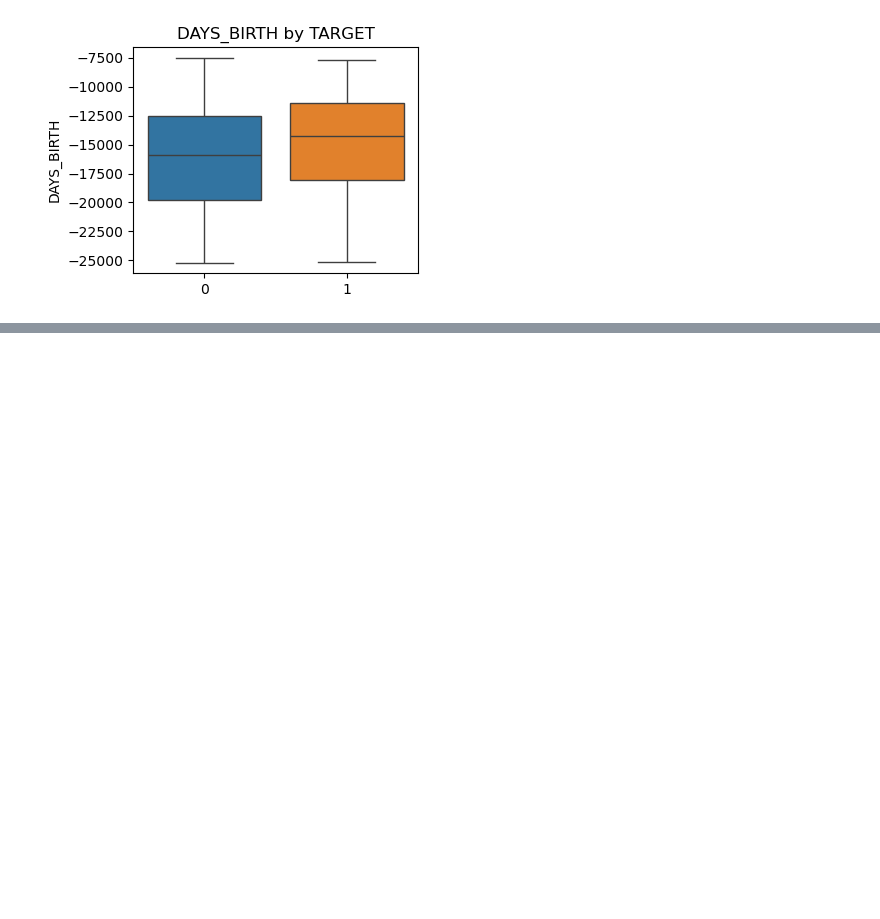
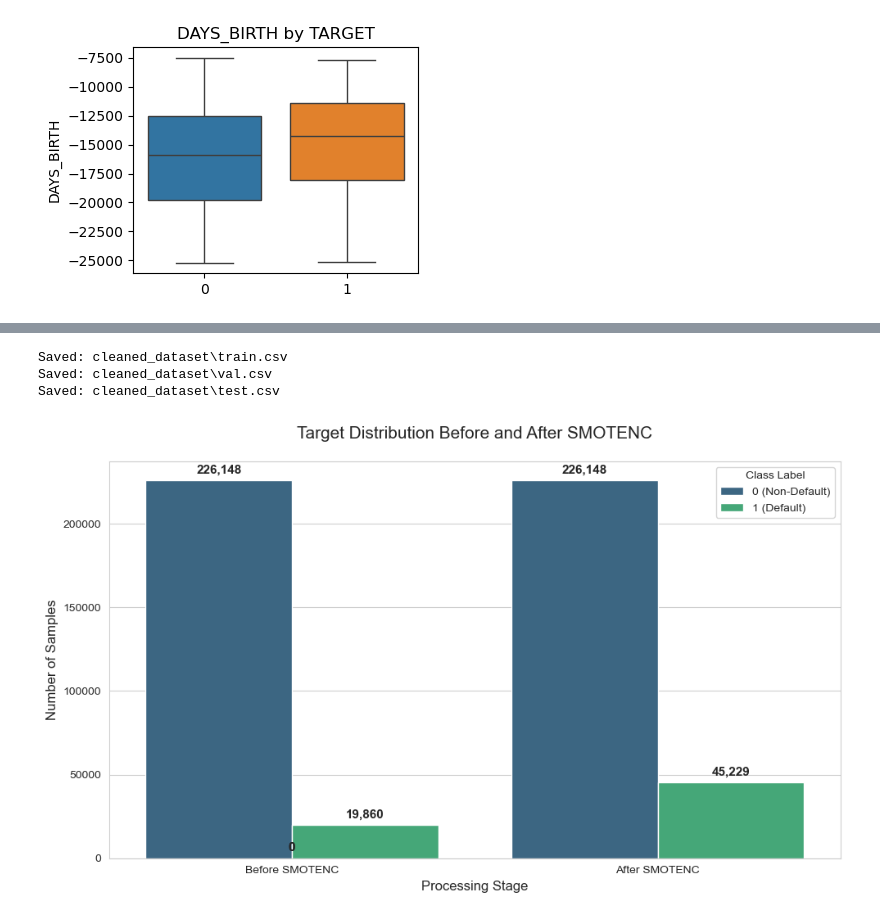
Before and after one commit to olddoorhead/5243Project1, a Jupyter notebook: Project_1.ipynb, the cells around one changed output, grey strips where cells are left out. Cells and saved outputs as stored; diff of their text form; code cells hidden in the pictures; blank space fills up the shorter version.

```diff
--- a/Project_1.ipynb
+++ b/Project_1.ipynb
@@ -1607,0 +1376,17 @@ plt.show()
+# %%
+# Define feature groups that MUST be filled with 0 (No Record / Did Not Happen)
+cols_to_zero = []
+if social_cols: cols_to_zero.extend(social_cols)
+if bureau_cols: cols_to_zero.extend(bureau_cols)
+if phone_col:   cols_to_zero.append(phone_col)
+# %%
+# Correct DAYS_EMPLOYED anomalies
+for df_ in [X_tr_step2, X_val_step2, X_test_step2]:
+    if "DAYS_EMPLOYED" in df_.columns:
+        # 1. Capture the signal: Create a boolean flag (Optional but highly recommended)"
+        df_["DAYS_EMPLOYED_ANOMALY"] = (df_["DAYS_EMPLOYED"] == 365243)
+
+        # 2. Neutralize the poison: Replace 365243 with NaN
+        df_["DAYS_EMPLOYED"] = df_["DAYS_EMPLOYED"].replace({365243: np.nan})
+
+print("Anomaly handling complete")
@@ -1607,0 +2060,62 @@ plt.show()
+# %%
+import os
+
+# 1. Define the folder name
+output_folder = "cleaned_dataset"
+
+
+# 2. Save the three datasets
+datasets = {
+    "train.csv": X_tr_resampled,
+    "val.csv": X_val_sel,
+    "test.csv": X_test_sel
+}
+
+for file_name, df in datasets.items():
+    file_path = os.path.join(output_folder, file_name)
+    df.to_csv(file_path, index=False, encoding='utf-8-sig')
+    print(f"Saved: {file_path}")
+# %% [output]
+Saved: cleaned_dataset\train.csv
+Saved: cleaned_dataset\val.csv
+Saved: cleaned_dataset\test.csv
+# %%
+# Visualization: Target Distribution Before vs After SMOTENC
+
+# 1. Prepare data for plotting
+
+pre_counts = y_tr_aligned.value_counts().sort_index()
+post_counts = y_tr_resampled.value_counts().sort_index()
+
+# Create a consolidated DataFrame for Seaborn
+comparison_df = pd.DataFrame({
+    'Target Class': ['0 (Non-Default)', '1 (Default)', '0 (Non-Default)', '1 (Default)'],
+    'Sample Count': [pre_counts[0], pre_counts[1], post_counts[0], post_counts[1]],
+    'Stage': ['Before SMOTENC', 'Before SMOTENC', 'After SMOTENC', 'After SMOTENC']
+})
+
+# 2. Plotting Configuration
+sns.set_style("whitegrid")
+plt.figure(figsize=(10, 6))
+
+# Use a professional color palette (Viridis)
+ax = sns.barplot(data=comparison_df, x='Stage', y='Sample Count', hue='Target Class', palette='viridis')
+
+# 3. Add exact counts on top of each bar for clarity
+for p in ax.patches:
+    ax.annotate(f'{int(p.get_height()):,}',
+                (p.get_x() + p.get_width() / 2., p.get_height()),
+                ha = 'center', va = 'center',
+                xytext = (0, 9),
+                textcoords = 'offset points',
+                fontsize=11, fontweight='bold')
+
+# 4. Labels and Title
+plt.title('Target Distribution Before and After SMOTENC', fontsize=15, pad=20)
+plt.xlabel('Processing Stage', fontsize=12)
+plt.ylabel('Number of Samples', fontsize=12)
+plt.legend(title='Class Label', loc='upper right')
+plt.tight_layout()
+plt.show()
+# %% [output]
+[figure, added]
```
Also changed, not shown: parts of 137 cells of this notebook, 8 other files.
